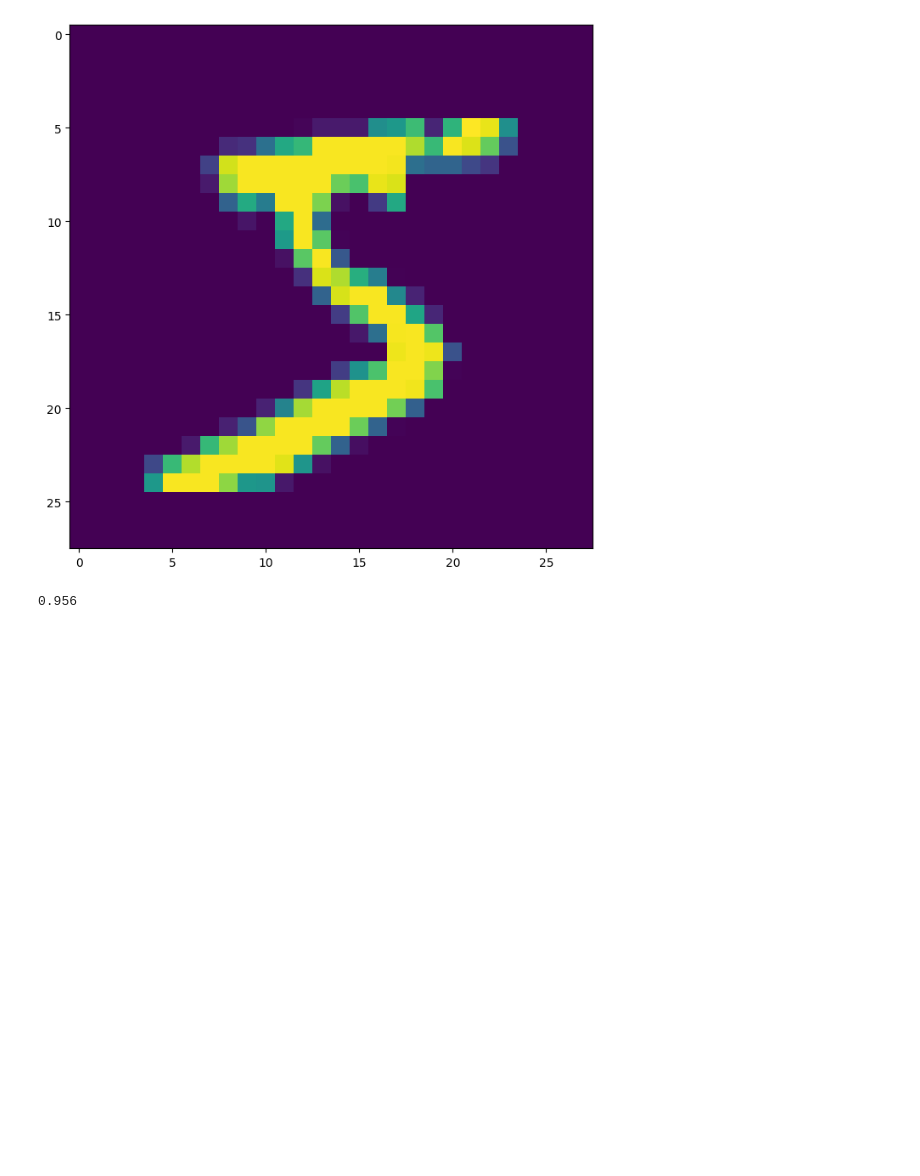
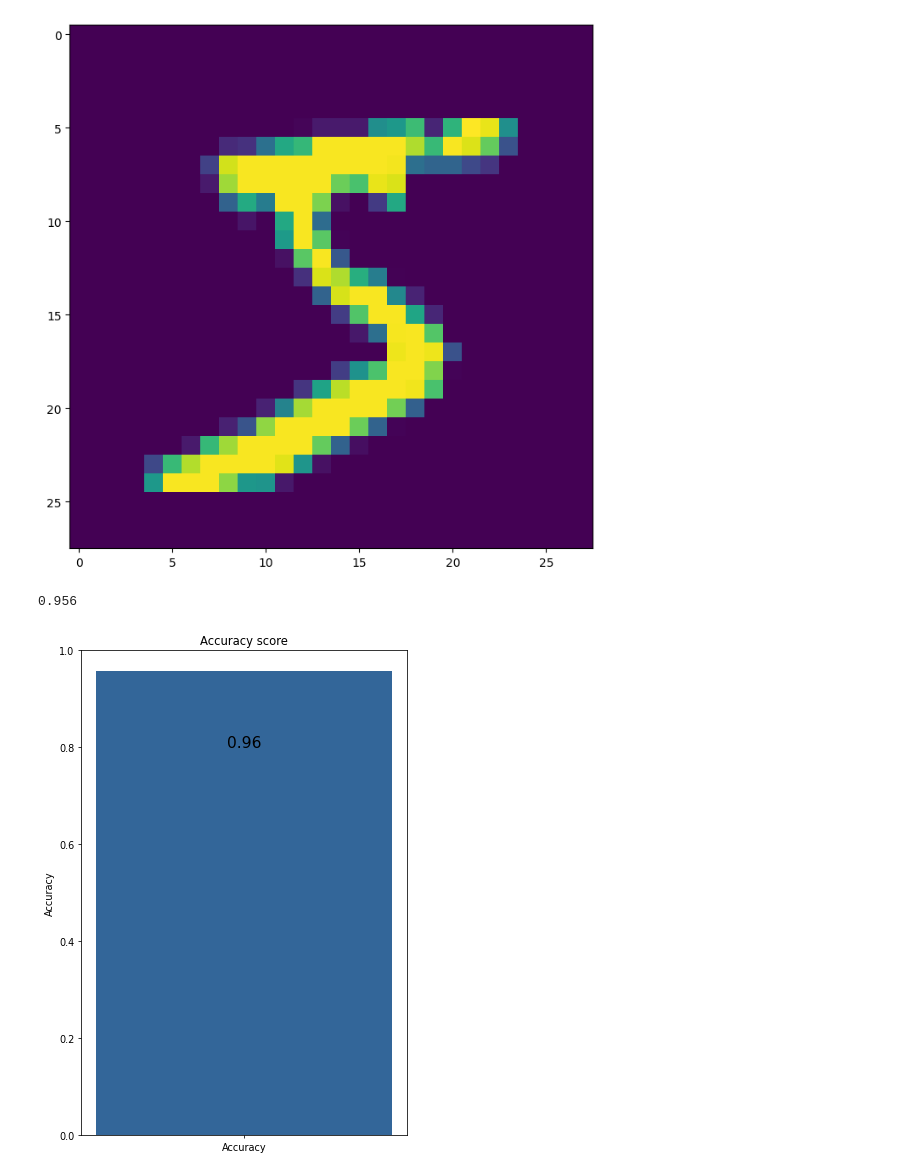
Before and after one commit to SergeyHSE/k_NN.github.io, a Jupyter notebook: k_NN.ipynb, the cells around one changed output. Drawn from its saved outputs; the diff is of its cells as text; code cells hidden in the pictures; blank space fills up the shorter version.

```diff
--- a/k_NN.ipynb
+++ b/k_NN.ipynb
@@ -151,3 +151,13 @@ accuracy_score_mnist = accuracy(y_test, y_pred_mnist)
 accuracy_score_mnist
 # %% [output]
 0.956
+# %%
+plt.figure(figsize=(6, 9), dpi=70)
+plt.bar(['Accuracy'], [accuracy_score_mnist], color=(0.2, 0.4, 0.6))
+plt.ylabel('Accuracy')
+plt.title('Accuracy score')
+plt.ylim(0, 1)
+plt.text(0, accuracy_score, f'{accuracy_score_mnist:.2f}', ha='center', fontsize=16, color='black')
+plt.show()
+# %% [output]
+[figure, added]
```
